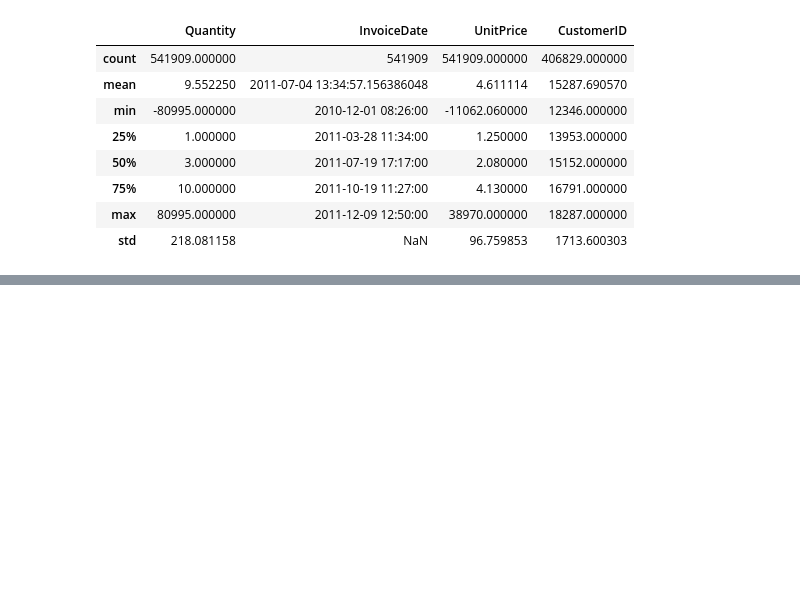
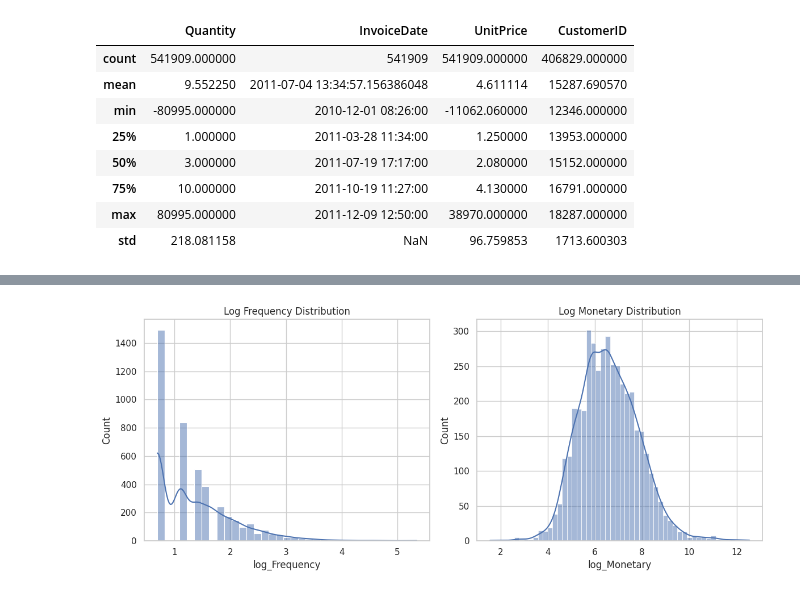
Before and after one commit to PonVo02/Retail-Campaign-Customer-Segmentation-Python, a Jupyter notebook: rfm_customer_segmentation.ipynb, the cells around one changed output, grey strips where cells are left out. Saved outputs shown, nothing was run; the diff lists cells and outputs as text; code cells hidden in the pictures; blank space fills up the shorter version.

```diff
--- a/rfm_customer_segmentation.ipynb
+++ b/rfm_customer_segmentation.ipynb
@@ -259,0 +276,19 @@ for col in ["Recency", "Frequency", "Monetary"]:
+# %%
+#Transform visualize F and M
+
+rfm["log_Frequency"] = np.log1p(rfm["Frequency"])
+rfm["log_Monetary"] = np.log1p(rfm["Monetary"])
+
+
+fig, axes = plt.subplots(1, 2, figsize=(12, 5))
+
+sns.histplot(rfm["log_Frequency"], kde=True, ax=axes[0])
+axes[0].set_title("Log Frequency Distribution")
+
+sns.histplot(rfm["log_Monetary"], kde=True, ax=axes[1])
+axes[1].set_title("Log Monetary Distribution")
+
+plt.tight_layout()
+plt.show()
+# %% [output]
+[figure, added]
```
Also changed, not shown: parts of 115 cells of this notebook.
